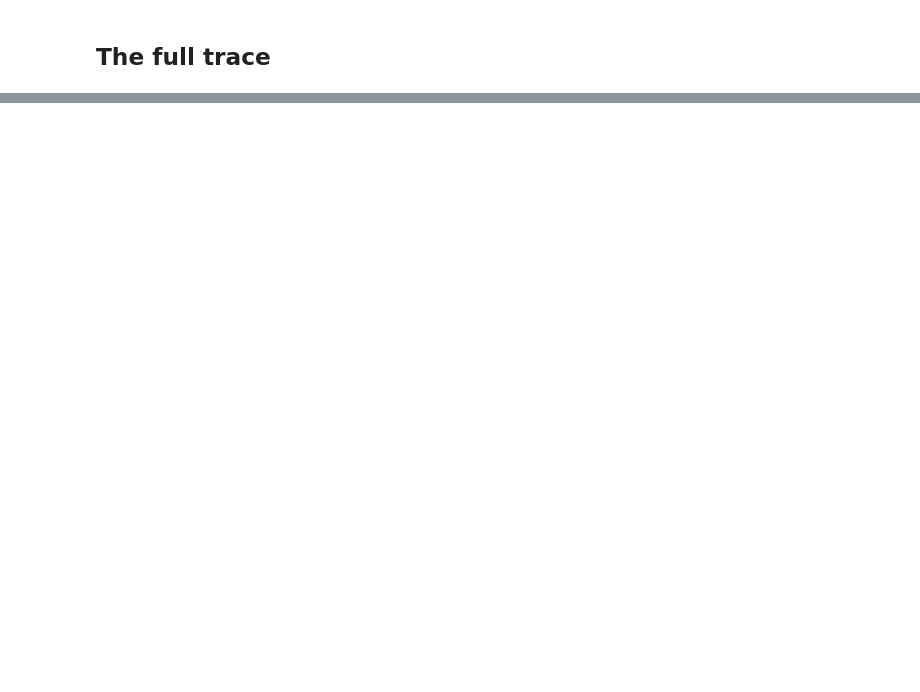
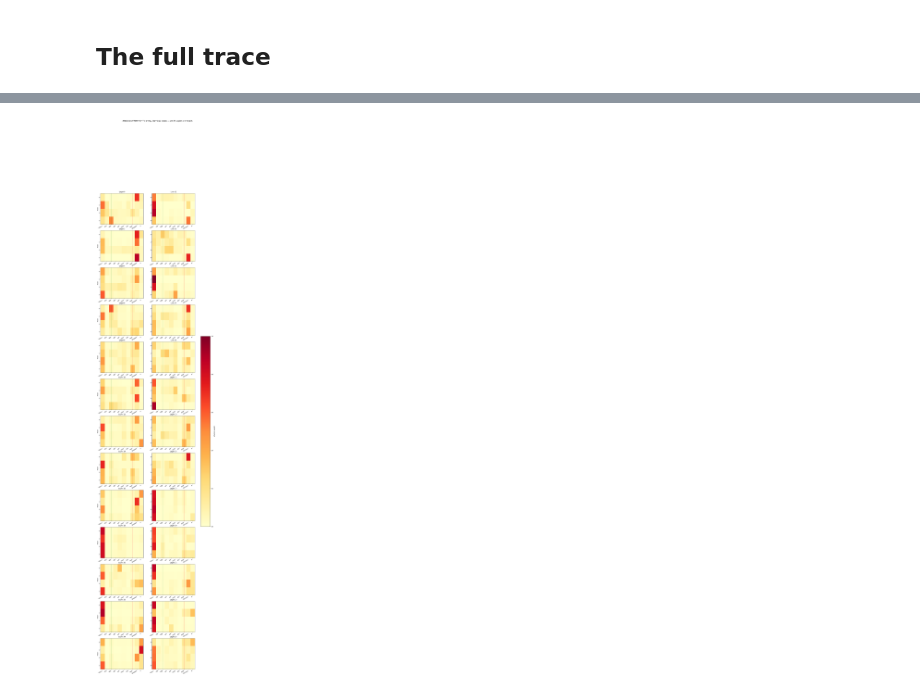
Before and after one commit to busycaesar/Attention_Attention_Everywhere, a Jupyter notebook: QKV-Google.ipynb, the cells around one changed output, grey strips where cells are left out. Drawn from its saved outputs; the diff is of its cells as text; code cells hidden in the pictures; blank space fills up the shorter version.

```diff
--- a/QKV-Google.ipynb
+++ b/QKV-Google.ipynb
@@ -124,19 +190,18 @@ def fmt_ends(v, n=3):
     t = ', '.join(f'{x:+.3f}' for x in v[-n:].tolist())
     return f'[{h}, ... , {t}]   (len {len(v)})'
 
-with torch.no_grad():
-    hs = model(**inputs, output_hidden_states=True).hidden_states
+hs = hidden_states
 
-n_layers = model.config.n_layer
-n_heads  = model.config.n_head
-d_head   = model.config.n_embd // n_heads
+n_layers = model.num_layers
+n_heads  = model.num_query_heads
+d_head   = model.head_dim
 prior    = list(range(it_idx + 1))
 names    = [tokens[i].strip() for i in prior]
 
 print('='*100)
-print('Starting vector for "it"  (vector embedding + positional encoding)')
+print('Starting vector for "it"  (vector embedding x sqrt(d_model); position is added inside attention by RoPE)')
 print('='*100)
-print(f'  x_it = {fmt(hs[0][0, it_idx], 10)}   (768 numbers total)')
+print(f'  x_it = {fmt(hs[0][0, it_idx], 10)}   ({model.hidden_dim} numbers total)')
 print('\n  note: each layer also has an MLP sublayer that adds to x_it.')
 print('        the tables below trace the attention half only.\n')
 
@@ -155,12 +220,12 @@ for L in range(n_layers):
     head_outs = []
     for H in range(n_heads):
         w  = outputs.attentions[L][0][H][it_idx]
-        Vh = V[:, H*d_head:(H+1)*d_head]
-        head_outs.append((w.unsqueeze(1) * Vh).sum(0))
+        Vh = V[:, H // (n_q // n_kv)]
+        head_outs.append((w[:, None] * Vh).sum(0))
 
     # ---- show the formula with real numbers for head 0 ----
     w0  = outputs.attentions[L][0][0][it_idx]
-    V0  = V[:, 0:d_head]
+    V0  = V[:, 0]
     print(f'\n  head output = sum of (attention weight x value vector)')
     print(f'  head 0, written out:\n')
     for i in prior:
@@ -168,23 +233,25 @@ for L in range(n_layers):
     print(f'      {"-"*54}')
     print(f'      sum     = {fmt(head_outs[0], 3)}   ({d_head} numbers)')
 
-    z = torch.cat(head_outs)
+    z = np.concatenate(head_outs)
     print(f'\n  all {n_heads} heads flattened:')
     print(f'      z = {fmt_ends(z)}')
 
-    Wo = blocks[L].attn.c_proj.weight
-    bo = blocks[L].attn.c_proj.bias
+    Wo = keras.ops.convert_to_numpy(blocks[L].attention.output_dense.kernel).reshape(n_heads * d_head, -1)
 
-    print(f'\n  W^O  — one per layer, shared by all {n_heads} heads   (top-left 4x4 of 768x768)')
+    print(f'\n  W^O  — one per layer, shared by all {n_heads} heads   (top-left 4x4 of {Wo.shape[0]}x{Wo.shape[1]})')
     for r in range(4):
         print('      ' + ''.join(f'{Wo[r, c]:>9.3f}' for c in range(4)))
 
-    attn_out = z @ Wo + bo
+    attn_out = z @ Wo
     print(f'\n  z @ W^O  — each output slot is z dotted with one column of W^O')
     terms = ' + '.join(f'({z[k]:+.3f})({Wo[k,0]:+.3f})' for k in range(3))
-    print(f'      slot 0 = {terms} + ... + b')
+    print(f'      slot 0 = {terms} + ...')
     print(f'             = {attn_out[0]:+.3f}')
     print(f'      attention output = {fmt(attn_out)}')
+
+    attn_out = keras.ops.convert_to_numpy(blocks[L].post_attention_norm(attn_out[None, None]))[0, 0]
+    print(f'      after post-attention norm = {fmt(attn_out)}')
 
     x_old = hs[L][0, it_idx]
     print(f'\n  new x_it = old x_it + attention output')
@@ -195,37 +280,39 @@ for L in range(n_layers):
 # %%
 import numpy as np, matplotlib.pyplot as plt
 
-n_layers = model.config.n_layer
-n_heads  = model.config.n_head
+n_layers = model.num_layers
+n_heads  = model.num_query_heads
 prior    = list(range(it_idx + 1))
 names    = [tokens[i].strip() for i in prior]
 
-fig, axes = plt.subplots(6, 2, figsize=(16, 30))
+fig, axes = plt.subplots((n_layers + 1) // 2, 2, figsize=(16, 2.5 * n_layers))
 axes = axes.flatten()
 
 for L in range(n_layers):
     ax   = axes[L]
     grid = np.zeros((n_heads, len(prior)))
     for H in range(n_heads):
-        grid[H] = outputs.attentions[L][0][H][it_idx][:len(prior)].detach().numpy()
+        grid[H] = outputs.attentions[L][0][H][it_idx][:len(prior)]
 
     im = ax.imshow(grid, aspect='auto', cmap='YlOrRd', vmin=0, vmax=1)
     ax.set_xticks(range(len(prior)))
     ax.set_xticklabels(names, rotation=30, ha='right', fontsize=10)
     ax.set_yticks(range(n_heads))
     ax.set_yticklabels(range(n_heads), fontsize=9)
     ax.set_title(f'Layer {L}', fontsize=12, pad=8)
     if L % 2 == 0:
         ax.set_ylabel('Head', fontsize=10)
 
     for col, c in [(dog_idx, 'green'), (road_idx, 'red')]:
         ax.axvline(col, color=c, lw=1.3, ls='--', alpha=0.55)
 
-fig.suptitle('Attention FROM "it" TO every previous token — all 12 layers x 12 heads',
+fig.suptitle(f'Attention FROM "it" TO every previous token — all {n_layers} layers x {n_heads} heads',
              fontsize=15, y=0.999)
 fig.colorbar(im, ax=axes.tolist(), label='attention weight', shrink=0.4)
 plt.savefig('all_layers_heatmap.png', dpi=140, bbox_inches='tight')
 plt.show()
+# %% [output]
+[figure, added]
 # %%
 import numpy as np, matplotlib.pyplot as plt
 
```
Also changed, not shown: parts of 12 cells of this notebook.
